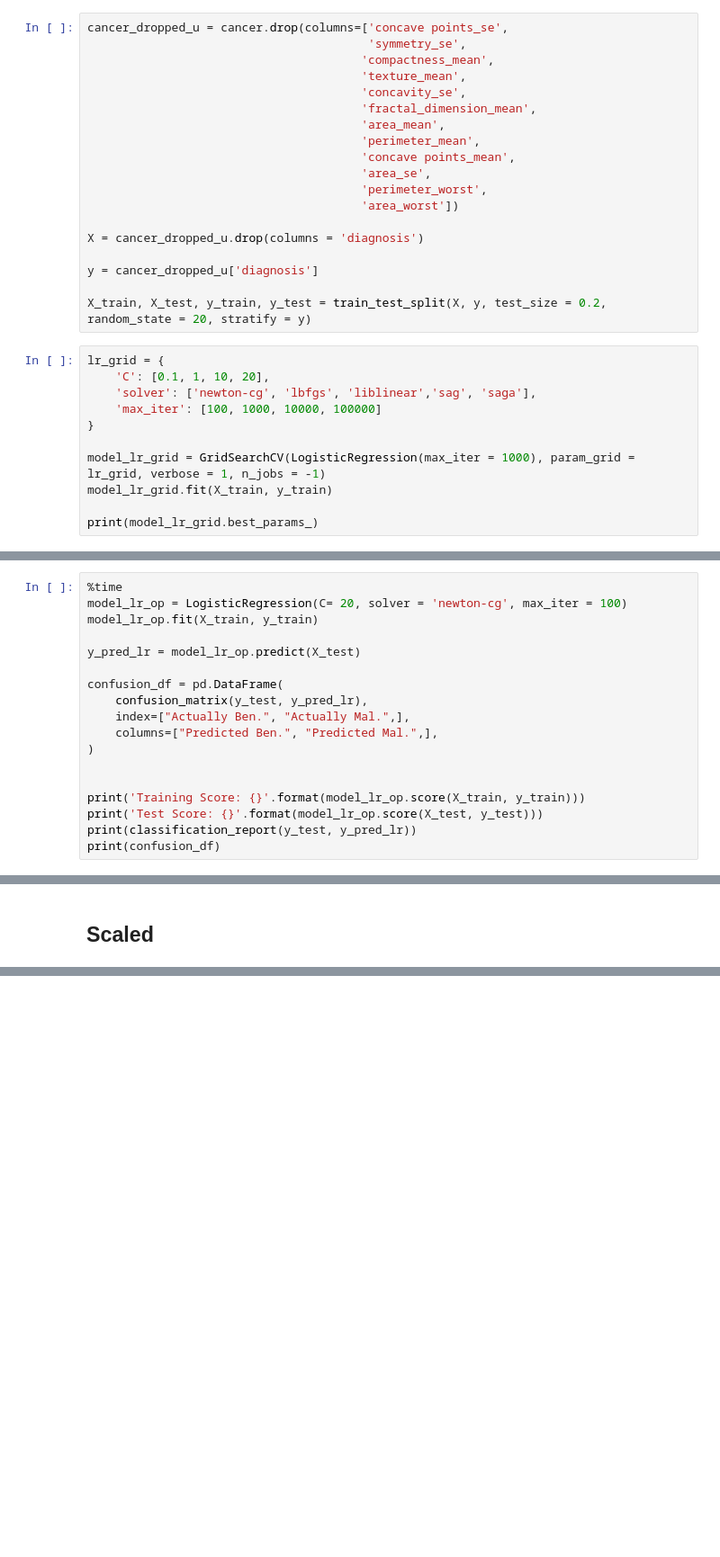
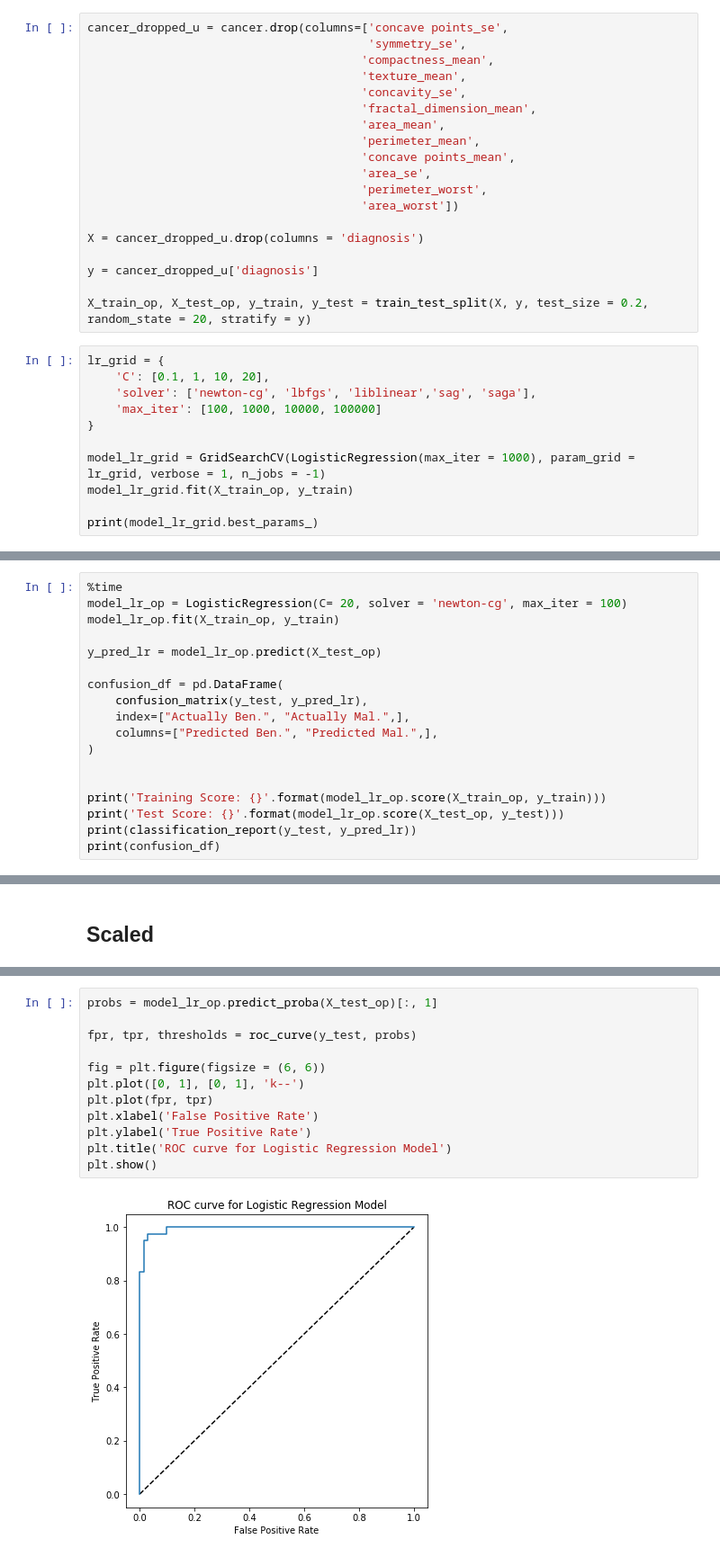
Before and after one commit to rhkhoo/Breast_Cancer_Diagnosis, a Jupyter notebook: LogisticRegression_Breast_Cancer.ipynb, the cells around one changed output, grey strips where cells are left out. Shown at 90% size. Drawn from its saved outputs; the diff is of its cells as text; blank space fills up the shorter version.

```diff
--- a/LogisticRegression_Breast_Cancer.ipynb
+++ b/LogisticRegression_Breast_Cancer.ipynb
@@ -239,7 +255,7 @@ X = cancer_dropped_u.drop(columns = 'diagnosis')
 
 y = cancer_dropped_u['diagnosis']
 
-X_train, X_test, y_train, y_test = train_test_split(X, y, test_size = 0.2, random_state = 20, stratify = y)
+X_train_op, X_test_op, y_train, y_test = train_test_split(X, y, test_size = 0.2, random_state = 20, stratify = y)
 # %%
 lr_grid = {
     'C': [0.1, 1, 10, 20],
@@ -248,7 +264,7 @@ lr_grid = {
 }
 
 model_lr_grid = GridSearchCV(LogisticRegression(max_iter = 1000), param_grid = lr_grid, verbose = 1, n_jobs = -1)
-model_lr_grid.fit(X_train, y_train)
+model_lr_grid.fit(X_train_op, y_train)
 
 print(model_lr_grid.best_params_)
 # %% [output]
@@ -260,9 +276,9 @@ Fitting 5 folds for each of 80 candidates, totalling 400 fits
 # %%
 %time
 model_lr_op = LogisticRegression(C= 20, solver = 'newton-cg', max_iter = 100)
-model_lr_op.fit(X_train, y_train)
+model_lr_op.fit(X_train_op, y_train)
 
-y_pred_lr = model_lr_op.predict(X_test)
+y_pred_lr = model_lr_op.predict(X_test_op)
 
 confusion_df = pd.DataFrame(
     confusion_matrix(y_test, y_pred_lr),
@@ -271,8 +287,8 @@ confusion_df = pd.DataFrame(
 )
 
 
-print('Training Score: {}'.format(model_lr_op.score(X_train, y_train)))
-print('Test Score: {}'.format(model_lr_op.score(X_test, y_test)))
+print('Training Score: {}'.format(model_lr_op.score(X_train_op, y_train)))
+print('Test Score: {}'.format(model_lr_op.score(X_test_op, y_test)))
 print(classification_report(y_test, y_pred_lr))
 print(confusion_df)
 # %% [output]
@@ -363,0 +433,14 @@ Actually Mal.               1              41
+# %%
+probs = model_lr_op.predict_proba(X_test_op)[:, 1]
+
+fpr, tpr, thresholds = roc_curve(y_test, probs)
+
+fig = plt.figure(figsize = (6, 6))
+plt.plot([0, 1], [0, 1], 'k--')
+plt.plot(fpr, tpr)
+plt.xlabel('False Positive Rate')
+plt.ylabel('True Positive Rate')
+plt.title('ROC curve for Logistic Regression Model')
+plt.show()
+# %% [output]
+[figure, added]
```
Also changed, not shown: parts of 31 cells of this notebook, 5 other files.
